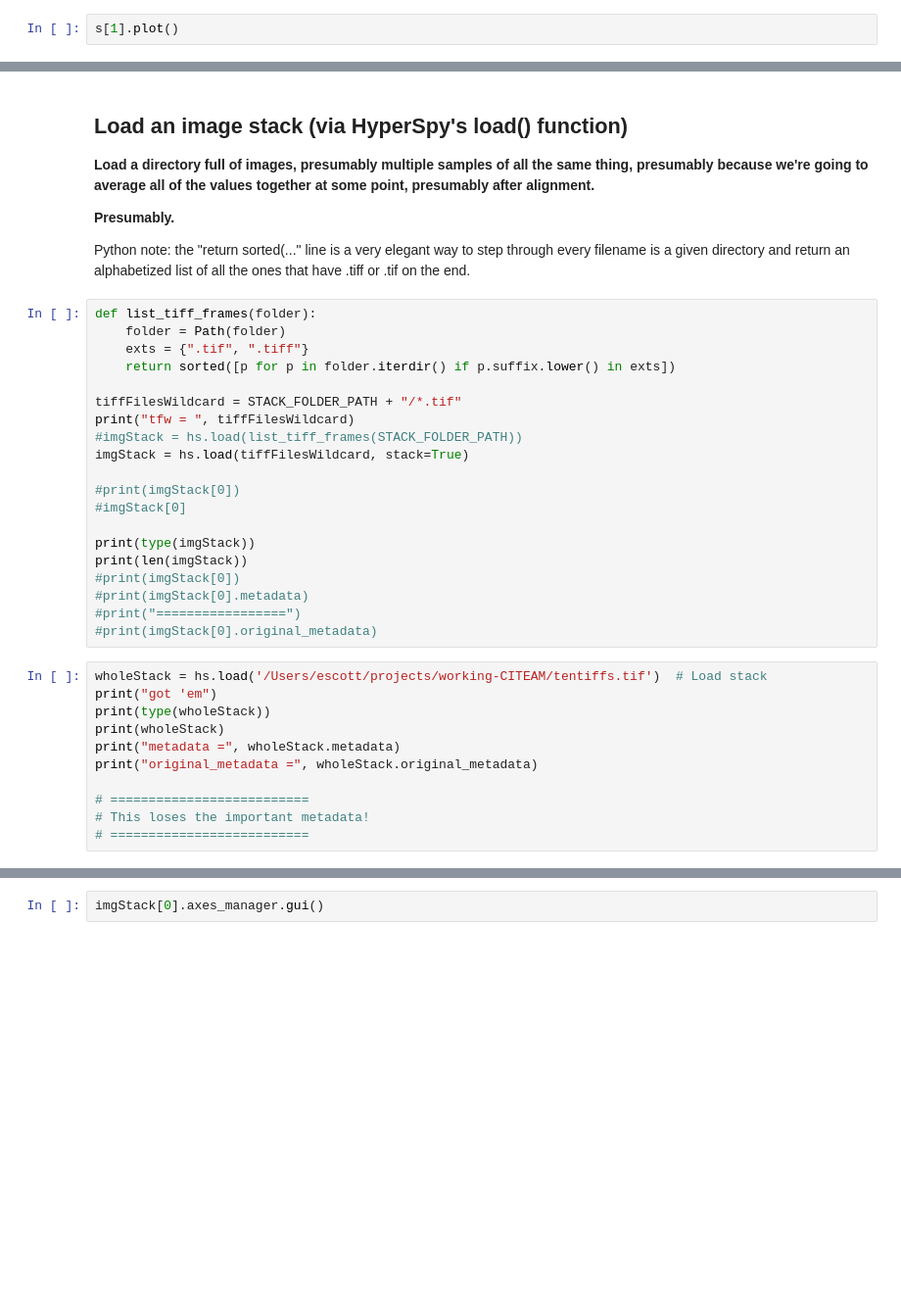
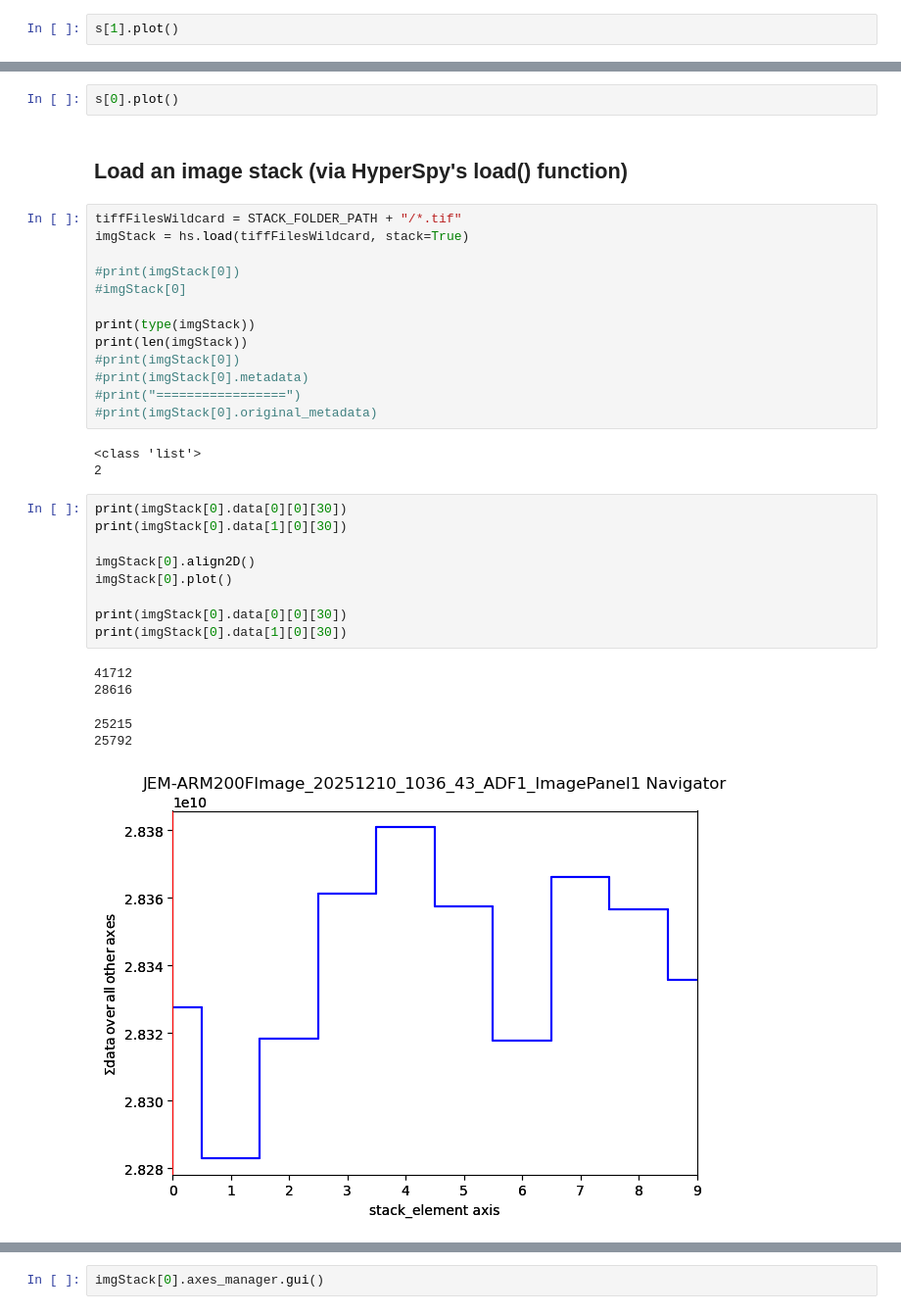
Before and after one commit to RENCI-NRIG/CITEAM, a Jupyter notebook: notebooks/HyperspyExperiments.ipynb, the cells around one changed output, grey strips where cells are left out. Shown at 98% size. Cells and saved outputs as stored; diff of their text form; blank space fills up the shorter version.

```diff
--- a/notebooks/HyperspyExperiments.ipynb
+++ b/notebooks/HyperspyExperiments.ipynb
@@ -166,21 +174,9 @@ s[0].axes_manager.gui()
+# %%
+s[0].plot()
 # %% [markdown]
 ## Load an image stack (via HyperSpy's load() function)
-
-**Load a directory full of images, presumably multiple samples of all the same thing,
-presumably because we're going to average all of the values together at some point, presumably after alignment.**
-
-**Presumably.**
-
-Python note: the "return sorted(..." line is a very elegant way to step through every filename is a given directory and return an alphabetized list of all the ones that have .tiff or .tif on the end.
 # %%
-def list_tiff_frames(folder):
-    folder = Path(folder)
-    exts = {".tif", ".tiff"}
-    return sorted([p for p in folder.iterdir() if p.suffix.lower() in exts])
-
 tiffFilesWildcard = STACK_FOLDER_PATH + "/*.tif"
-print("tfw = ", tiffFilesWildcard)
-#imgStack = hs.load(list_tiff_frames(STACK_FOLDER_PATH))
 imgStack = hs.load(tiffFilesWildcard, stack=True)
 
 #print(imgStack[0])
@@ -192,14 +188,21 @@ print(len(imgStack))
 #print(imgStack[0].metadata)
 #print("=================")
 #print(imgStack[0].original_metadata)
+# %% [output]
+<class 'list'>
+2
-# %%
-wholeStack = hs.load('/Users/escott/projects/working-CITEAM/tentiffs.tif')  # Load stack
-print("got 'em")
-print(type(wholeStack))
-print(wholeStack)
-print("metadata =", wholeStack.metadata)
-print("original_metadata =", wholeStack.original_metadata)
-
-# ==========================
-# This loses the important metadata!
-# ==========================
+# %%
+print(imgStack[0].data[0][0][30])
+print(imgStack[0].data[1][0][30])
+
+imgStack[0].align2D()
+imgStack[0].plot()
+
+print(imgStack[0].data[0][0][30])
+print(imgStack[0].data[1][0][30])
+# %% [output]
+41712
+28616
+25215
+25792
+[figure, added]
```
Also changed, not shown: parts of 27 cells of this notebook.
